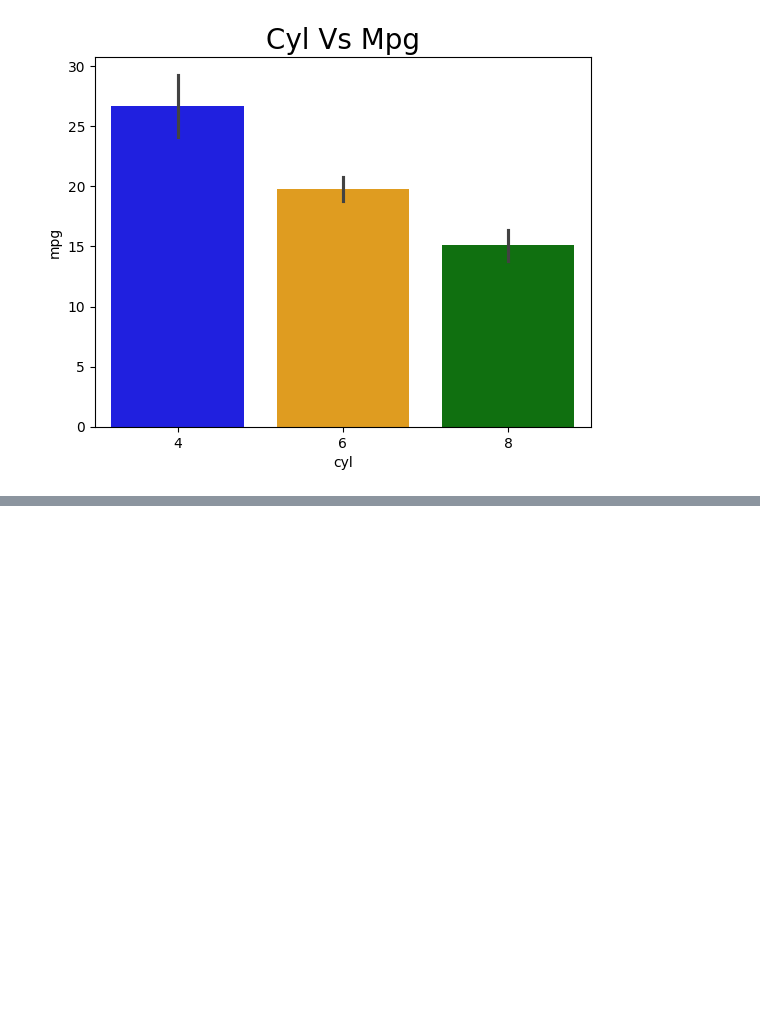
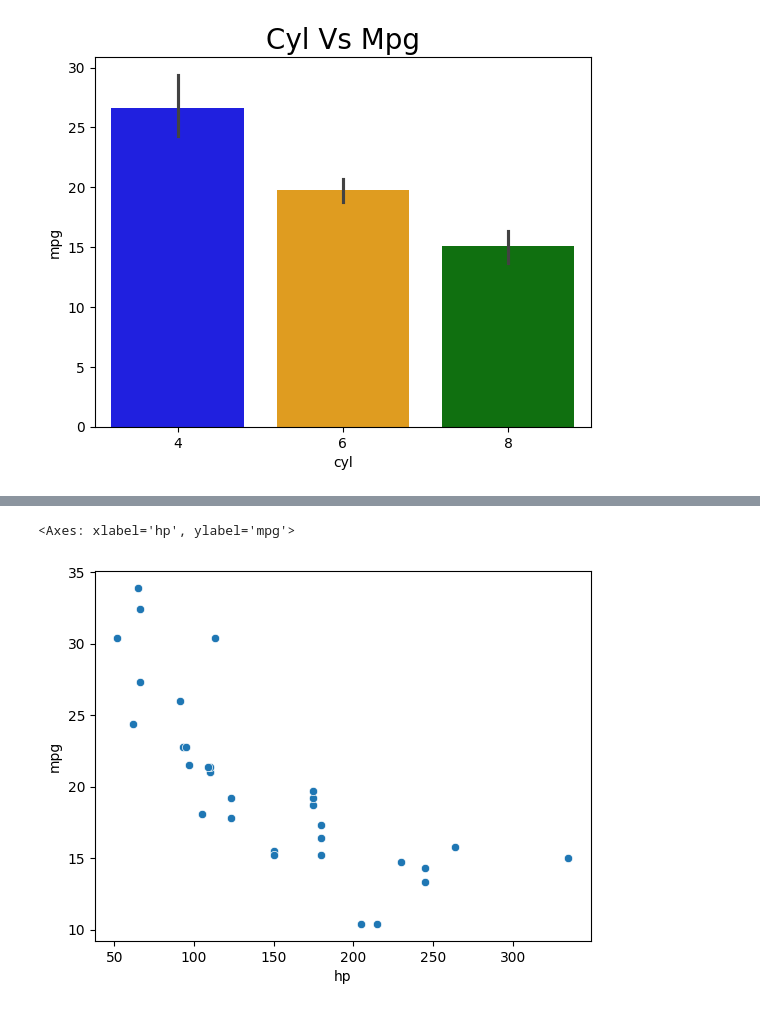
Before and after one commit to Chetan-Lahamge/Data_Science, a Jupyter notebook: Data Visualization/Data_Visualization.ipynb, the cells around one changed output, grey strips where cells are left out. Cells and saved outputs as stored; diff of their text form; code cells hidden in the pictures; blank space fills up the shorter version.

```diff
--- a/Data Visualization/Data_Visualization.ipynb
+++ b/Data Visualization/Data_Visualization.ipynb
@@ -230,0 +259,5 @@ Passing `palette` without assigning `hue` is deprecated and will be removed in v
+# %%
+sns.scatterplot(x = 'hp', y = 'mpg', data= cars_df)
+# %% [output]
+<Axes: xlabel='hp', ylabel='mpg'>
+[figure, added]
```
Also changed, not shown: parts of 33 cells of this notebook.
